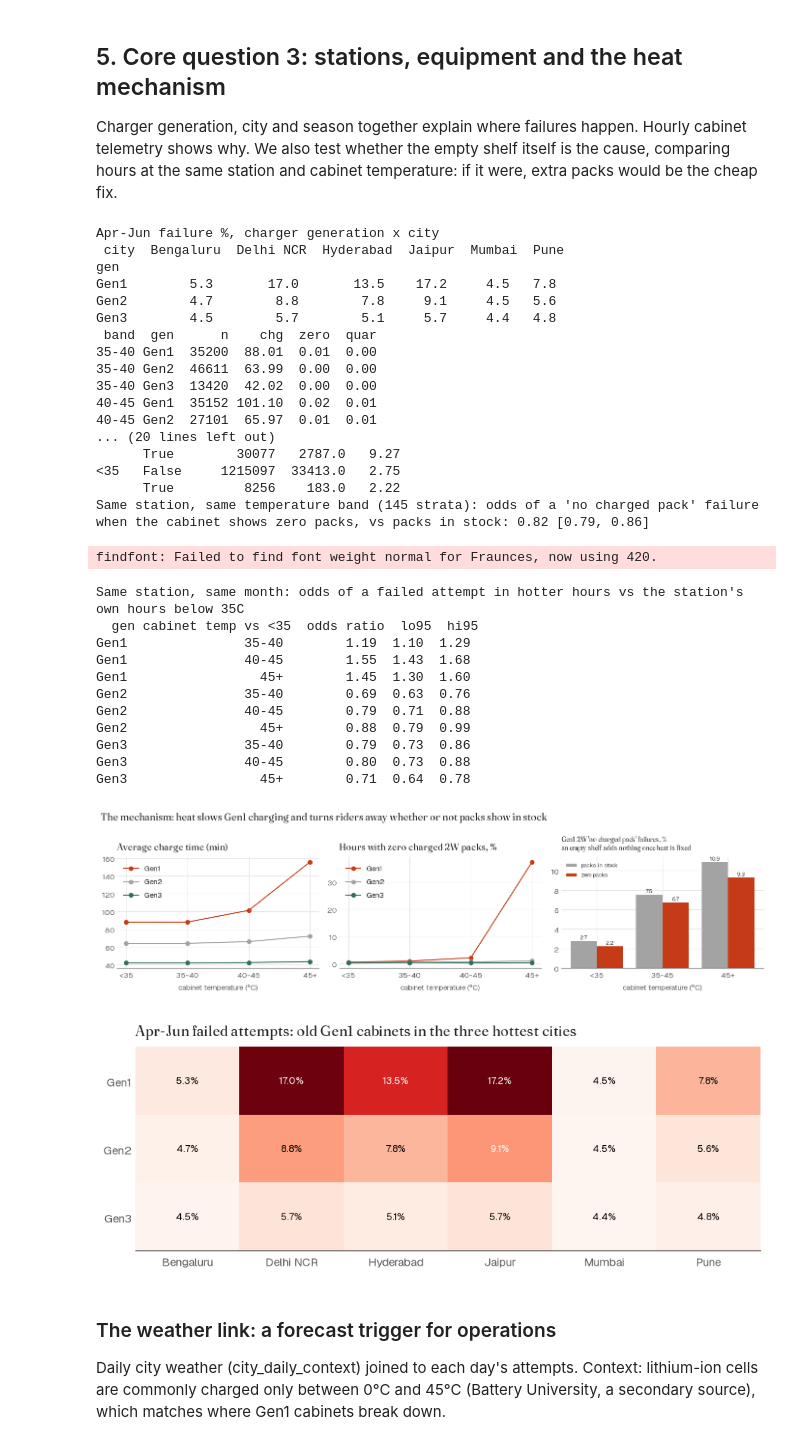
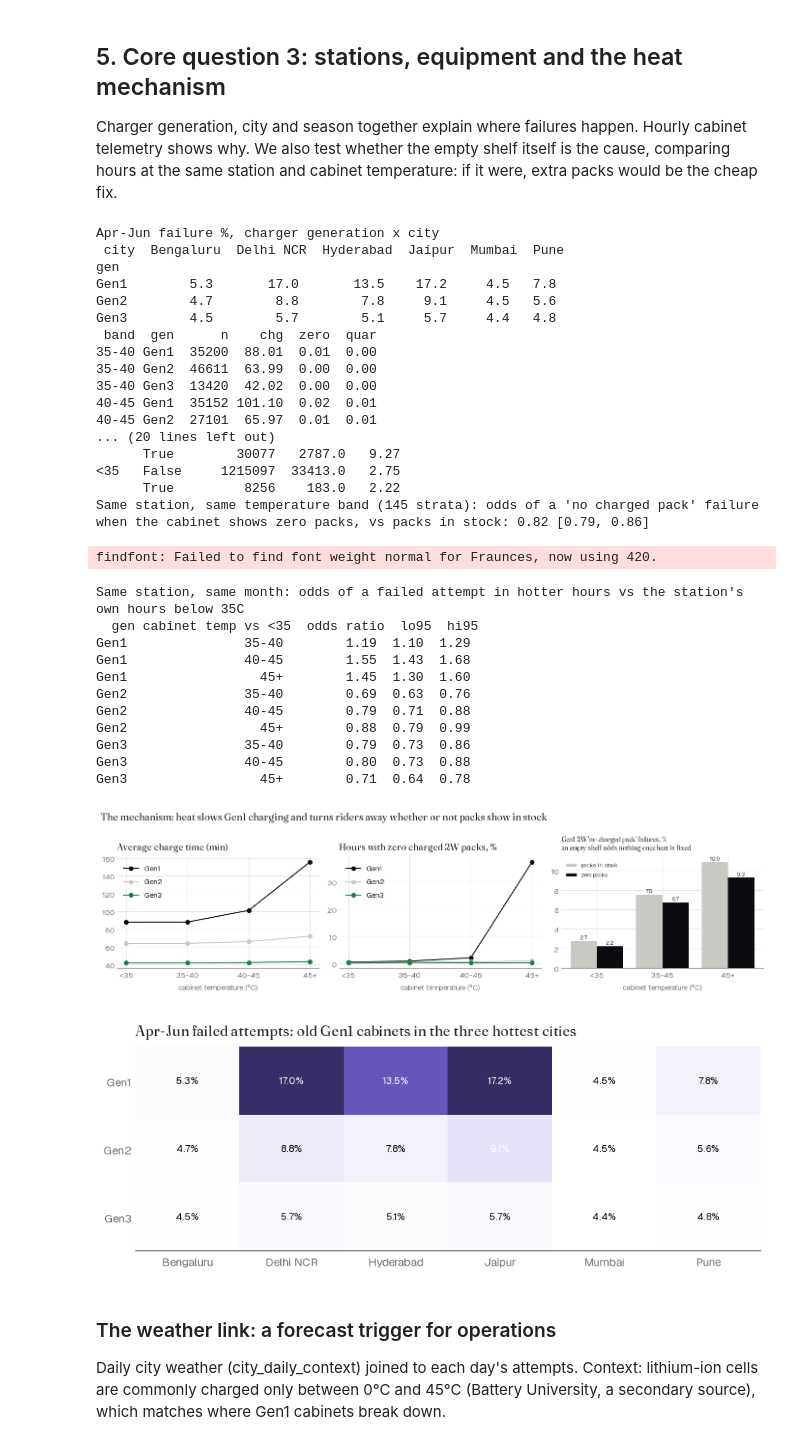
Before and after one commit to kinnuworks/next-april, a Jupyter notebook: notebooks/next_april.ipynb, the cells around one changed output. Cells and saved outputs as stored; diff of their text form; code cells hidden in the pictures.

Commit message:
Apply direction A (Brainfish) everywhere: one page, charts, report, logo and README images in Brainfish's colours only, contour backdrop

```diff
--- a/notebooks/next_april.ipynb
+++ b/notebooks/next_april.ipynb
@@ -179,10 +179,11 @@ plt.rcParams.update({"figure.figsize": (9, 4.5), "figure.facecolor": "white", "a
                      "axes.edgecolor": "#262626", "axes.linewidth": 0.8, "axes.grid": True, "axes.axisbelow": True,
                      "grid.color": "#e5e5e5", "grid.alpha": 1, "grid.linewidth": 0.8,
                      "font.family": ["Geist", "DejaVu Sans"] if HAVE_FONTS else ["DejaVu Sans"], "font.size": 11,
-                     "text.color": "#262626", "axes.labelcolor": "#5e5e5e", "xtick.color": "#5e5e5e", "ytick.color": "#5e5e5e",
+                     "text.color": "#262626", "axes.labelcolor": "#737373", "xtick.color": "#737373", "ytick.color": "#737373",
                      "xtick.major.size": 0, "ytick.major.size": 0, "axes.titlesize": 14, "axes.titlelocation": "left",
-                     "axes.titlepad": 10, "legend.frameon": False, "axes.prop_cycle": plt.cycler(color=["#c63b17", "#262626", "#a3a3a3", "#2f6f5e"])})
-INK, ACCENT, MUTED, GOOD = "#000000", "#c63b17", "#a3a3a3", "#2f6f5e"
+                     "axes.titlepad": 10, "legend.frameon": False, "axes.prop_cycle": plt.cycler(color=["#0b0b10", "#6e5dc6", "#c9c9c4", "#1b7f46"])})
+# Colours only from the briefing page's system (Brainfish): near-black for the problem, light grey for the rest, green for fixed, lavender as a second series
+INK, ACCENT, MUTED, GOOD = "#000000", "#0b0b10", "#c9c9c4", "#1b7f46"
 # %% [markdown]
 ## 1. Data understanding
 Eight linked tables. The core fact table has **one row per swap attempt**, completed or not, so a failure rate is non-completed attempts divided by all attempts. Five things changed during the 18 months, and each needs to be separated from the others: two station expansion waves, a base price change, a peak/off-peak pricing pilot in two cities, a new battery supplier (Kyron) and a renegotiated contract with the largest fleet partner (ZipDrop).
@@ -655,7 +656,8 @@ fig.suptitle("The mechanism: heat slows Gen1 charging and turns riders away whet
 savefig(fig, "q3_mechanism")
 
 fig, ax = plt.subplots(figsize=(9, 3.6))
-im = ax.imshow(piv.values, cmap="Reds", aspect="auto")
+from matplotlib.colors import LinearSegmentedColormap
+im = ax.imshow(piv.values, cmap=LinearSegmentedColormap.from_list("bf", ["#ffffff", "#f1eefc", "#6e5dc6", "#352c63"]), aspect="auto")
 ax.set_xticks(range(len(piv.columns)), piv.columns); ax.set_yticks(range(len(piv.index)), piv.index)
 for i in range(piv.shape[0]):
     for j in range(piv.shape[1]):
@@ -666,35 +668,35 @@ savefig(fig, "q3_gen_city")
 # %% [output]
 Apr-Jun failure %, charger generation x city
  city  Bengaluru  Delhi NCR  Hyderabad  Jaipur  Mumbai  Pune
 gen
 Gen1        5.3       17.0       13.5    17.2     4.5   7.8
 Gen2        4.7        8.8        7.8     9.1     4.5   5.6
 Gen3        4.5        5.7        5.1     5.7     4.4   4.8
  band  gen      n    chg  zero  quar
 35-40 Gen1  35200  88.01  0.01  0.00
 35-40 Gen2  46611  63.99  0.00  0.00
 35-40 Gen3  13420  42.02  0.00  0.00
 40-45 Gen1  35152 101.10  0.02  0.01
 40-45 Gen2  27101  65.97  0.01  0.01
 ... (20 lines left out)
       True        30077   2787.0   9.27
 <35   False     1215097  33413.0   2.75
       True         8256    183.0   2.22
 Same station, same temperature band (145 strata): odds of a 'no charged pack' failure when the cabinet shows zero packs, vs packs in stock: 0.82 [0.79, 0.86]
 findfont: Failed to find font weight normal for Fraunces, now using 420.
 Same station, same month: odds of a failed attempt in hotter hours vs the station's own hours below 35C
   gen cabinet temp vs <35  odds ratio  lo95  hi95
 Gen1               35-40        1.19  1.10  1.29
 Gen1               40-45        1.55  1.43  1.68
 Gen1                 45+        1.45  1.30  1.60
 Gen2               35-40        0.69  0.63  0.76
 Gen2               40-45        0.79  0.71  0.88
 Gen2                 45+        0.88  0.79  0.99
 Gen3               35-40        0.79  0.73  0.86
 Gen3               40-45        0.80  0.73  0.88
 Gen3                 45+        0.71  0.64  0.78
-[figure, old version]
+[figure, new version]
-[figure, old version]
+[figure, new version]
 # %% [markdown]
 ### The weather link: a forecast trigger for operations
 Daily city weather (city_daily_context) joined to each day's attempts. Context: lithium-ion cells are commonly charged only between 0°C and 45°C (Battery University, a secondary source), which matches where Gen1 cabinets break down.
```
Also changed, not shown: parts of 10 cells of this notebook, 26 other files.
